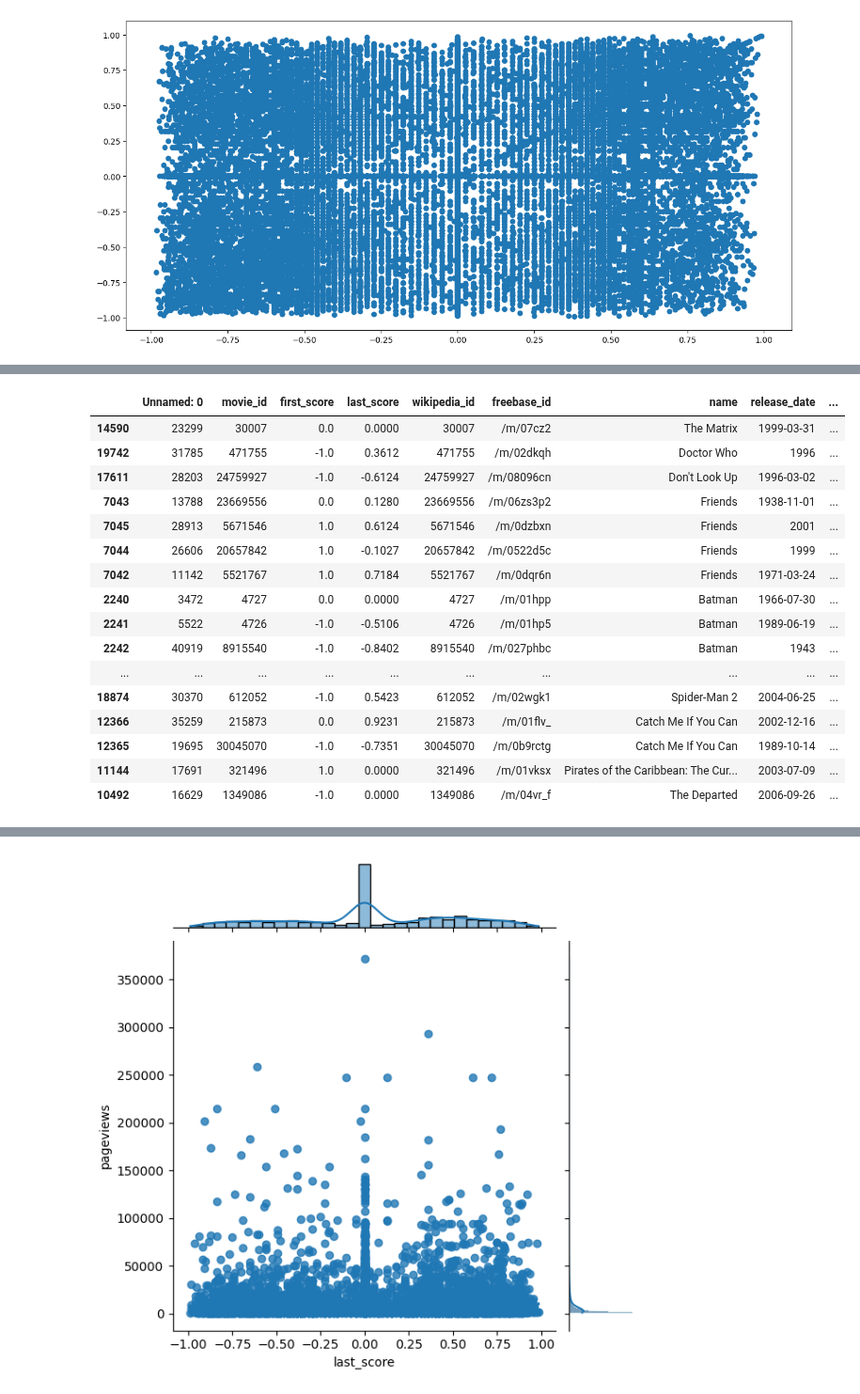
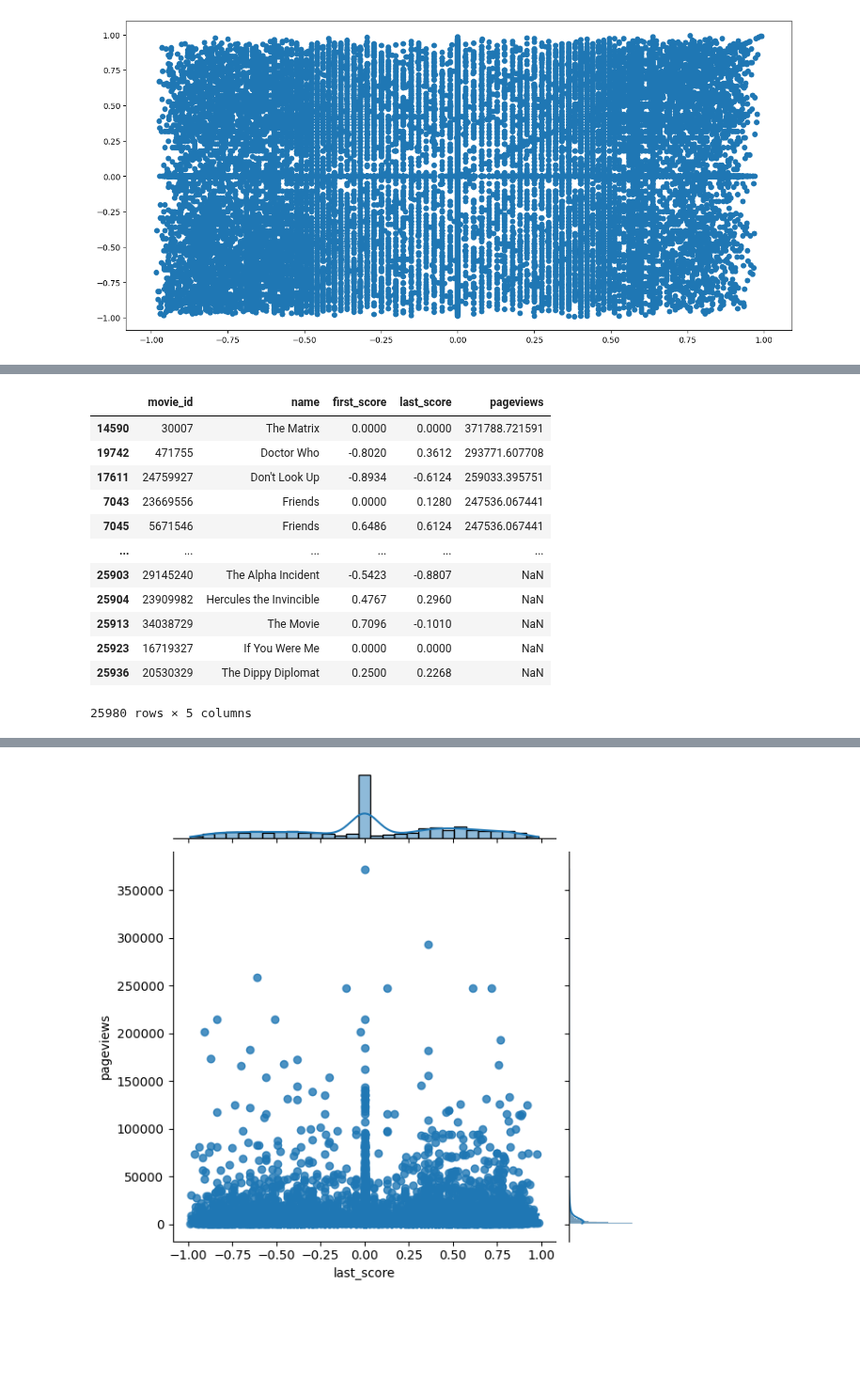
Before and after one commit to epfl-ada/ada-2022-project-theadaholics, a Jupyter notebook: summaries.ipynb, the cells around one changed output, grey strips where cells are left out. Shown at 94% size. Drawn from its saved outputs; the diff is of its cells as text; code cells hidden in the pictures; blank space fills up the shorter version.

```diff
--- a/summaries.ipynb
+++ b/summaries.ipynb
@@ -267 +18,6 @@ plt.show()
+# %%
+data_header = ['wikipedia_id', 'freebase_id', 'name', 'release_date', 'box_office_revenue', 'runtime', 'languages', 'countries', 'genres']
+data = pd.read_csv('data/movie.metadata.tsv', sep='\t', header=None, names=data_header)
+summaries_df=pd.read_table("data/plot_summaries.txt",header=None)
+summaries_df.columns=["movie_id","summary"]
 # %%
@@ -782,7 +415,7 @@ plt.scatter(out['first_score'],out['last_score'])
 [figure]
 # %%
 #sort the movies according to sentiment
-sentiment_df=pd.read_csv('sentiment_range_ending.csv')
+sentiment_df=pd.read_csv('sentiment_range.csv')
 pageviews=pd.read_csv('handled_data/movies_wikipedia_pageviews.csv')
 #happy ending movies
 happy_ending=sentiment_df[sentiment_df['last_score']>0]
@@ -793,6 +426,5 @@ sad_ending=sentiment_df[sentiment_df['last_score']<0]
 print(sad_ending.head())
 happy_names=happy_ending.merge(data,left_on='movie_id',right_on='wikipedia_id')[['movie_id','name']]
 happy_pageviews=happy_names.merge(pageviews,left_on='name',right_on='name')
-happy_pageviews['pageviews'].min()
 # %% [output]
     Unnamed: 0  movie_id  first_score  last_score
@@ -835,3 +448,3 @@ names_sentiment.to_csv('names_sentiment.csv')
 # %%
 sent_pageviews=names_sentiment.merge(pageviews,left_on='name',right_on='name')
-sent_pageviews[['movie_id','name','first_score','last_score','pageviews']]
+sent_pageviews=sent_pageviews[['movie_id','name','first_score','last_score','pageviews']]
@@ -852,21 +451,18 @@ sent_pageviews[['movie_id','name','first_score','last_score','pageviews']]
 # %%
-sent_pageviews.sort_values('pageviews',ascending=0).head(50)
+sent_pageviews_sorted=sent_pageviews.sort_values('pageviews',ascending=0)
+sent_pageviews_sorted
 # %% [output]
-|  | Unnamed: 0 | movie_id | first_score | last_score | wikipedia_id | freebase_id | name | release_date | ... |
-| 14590 | 23299 | 30007 | 0.0 | 0.0000 | 30007 | /m/07cz2 | The Matrix | 1999-03-31 | ... |
-| 19742 | 31785 | 471755 | -1.0 | 0.3612 | 471755 | /m/02dkqh | Doctor Who | 1996 | ... |
-| 17611 | 28203 | 24759927 | -1.0 | -0.6124 | 24759927 | /m/08096cn | Don't Look Up | 1996-03-02 | ... |
-| 7043 | 13788 | 23669556 | 0.0 | 0.1280 | 23669556 | /m/06zs3p2 | Friends | 1938-11-01 | ... |
-| 7045 | 28913 | 5671546 | 1.0 | 0.6124 | 5671546 | /m/0dzbxn | Friends | 2001 | ... |
-| 7044 | 26606 | 20657842 | 1.0 | -0.1027 | 20657842 | /m/0522d5c | Friends | 1999 | ... |
-| 7042 | 11142 | 5521767 | 1.0 | 0.7184 | 5521767 | /m/0dqr6n | Friends | 1971-03-24 | ... |
-| 2240 | 3472 | 4727 | 0.0 | 0.0000 | 4727 | /m/01hpp | Batman | 1966-07-30 | ... |
-| 2241 | 5522 | 4726 | -1.0 | -0.5106 | 4726 | /m/01hp5 | Batman | 1989-06-19 | ... |
-| 2242 | 40919 | 8915540 | -1.0 | -0.8402 | 8915540 | /m/027phbc | Batman | 1943 | ... |
-| ... | ... | ... | ... | ... | ... | ... | ... | ... | ... |
-| 18874 | 30370 | 612052 | -1.0 | 0.5423 | 612052 | /m/02wgk1 | Spider-Man 2 | 2004-06-25 | ... |
-| 12366 | 35259 | 215873 | 0.0 | 0.9231 | 215873 | /m/01flv_ | Catch Me If You Can | 2002-12-16 | ... |
-| 12365 | 19695 | 30045070 | -1.0 | -0.7351 | 30045070 | /m/0b9rctg | Catch Me If You Can | 1989-10-14 | ... |
-| 11144 | 17691 | 321496 | 1.0 | 0.0000 | 321496 | /m/01vksx | Pirates of the Caribbean: The Cur... | 2003-07-09 | ... |
-| 10492 | 16629 | 1349086 | -1.0 | 0.0000 | 1349086 | /m/04vr_f | The Departed | 2006-09-26 | ... |
+|  | movie_id | name | first_score | last_score | pageviews |
+| 14590 | 30007 | The Matrix | 0.0000 | 0.0000 | 371788.721591 |
+| 19742 | 471755 | Doctor Who | -0.8020 | 0.3612 | 293771.607708 |
+| 17611 | 24759927 | Don't Look Up | -0.8934 | -0.6124 | 259033.395751 |
+| 7043 | 23669556 | Friends | 0.0000 | 0.1280 | 247536.067441 |
+| 7045 | 5671546 | Friends | 0.6486 | 0.6124 | 247536.067441 |
+| ... | ... | ... | ... | ... | ... |
+| 25903 | 29145240 | The Alpha Incident | -0.5423 | -0.8807 | NaN |
+| 25904 | 23909982 | Hercules the Invincible | 0.4767 | 0.2960 | NaN |
+| 25913 | 34038729 | The Movie | 0.7096 | -0.1010 | NaN |
+| 25923 | 16719327 | If You Were Me | 0.0000 | 0.0000 | NaN |
+| 25936 | 20530329 | The Dippy Diplomat | 0.2500 | 0.2268 | NaN |
+25980 rows × 5 columns
 # %%
```
Also changed, not shown: parts of 70 cells of this notebook.
